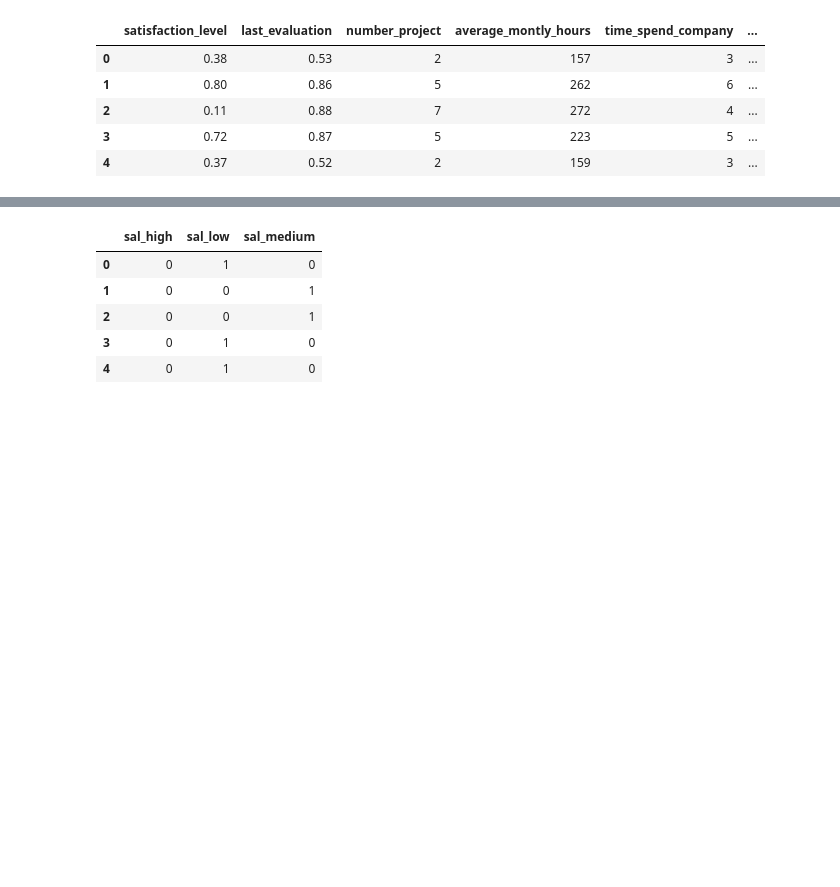
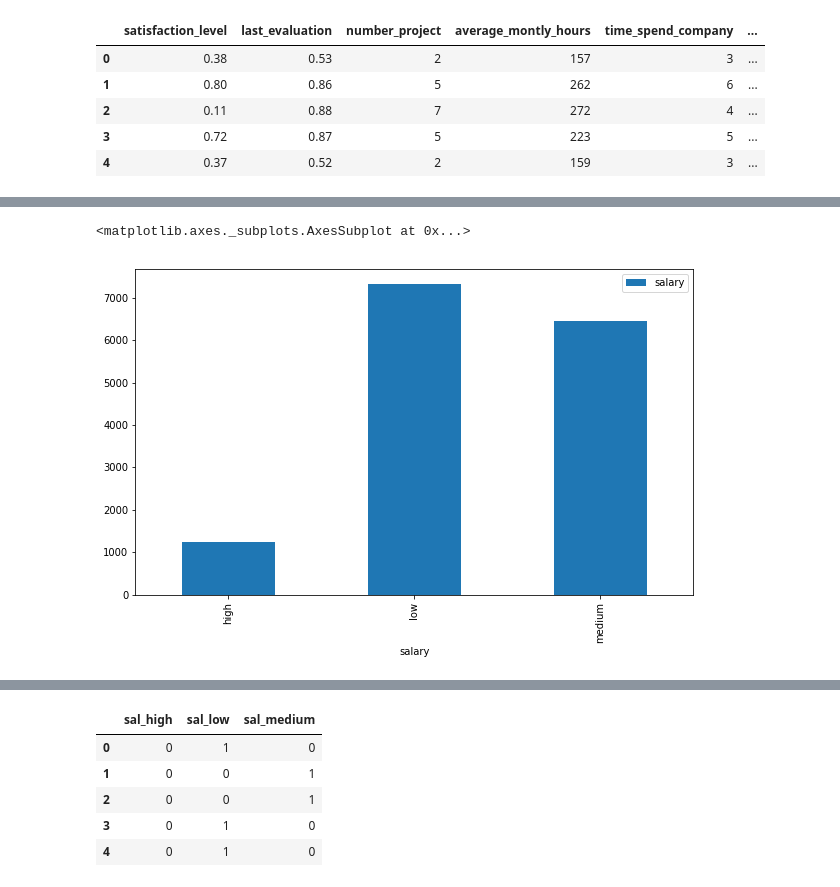
Before and after one commit to swainshashwat/Human-Resources-Analytics-Prediction, a Jupyter notebook: hr_analytics_kaggle.ipynb, the cells around one changed output, grey strips where cells are left out. Cells and saved outputs as stored; diff of their text form; code cells hidden in the pictures; blank space fills up the shorter version.

```diff
--- a/hr_analytics_kaggle.ipynb
+++ b/hr_analytics_kaggle.ipynb
@@ -91,0 +173,7 @@ array([7, 7, 7, ..., 8, 8, 8])
+# %%
+# count salary
+salary_grouped = pd.DataFrame(df.salary.groupby(by=df.salary).count())
+
+print(df.salary.groupby(by=df.salary).count())
+print("---------------------------------")
+print(df.salary.count())
@@ -91,0 +188,6 @@ array([7, 7, 7, ..., 8, 8, 8])
+# %%
+# plotting the grouped unique values in the 'salary' column
+salary_grouped.plot(kind='bar', figsize=(10,6))
+# %% [output]
+<matplotlib.axes._subplots.AxesSubplot at 0x...>
+[figure, added]
```
Also changed, not shown: parts of 76 cells of this notebook, 8 other files.
